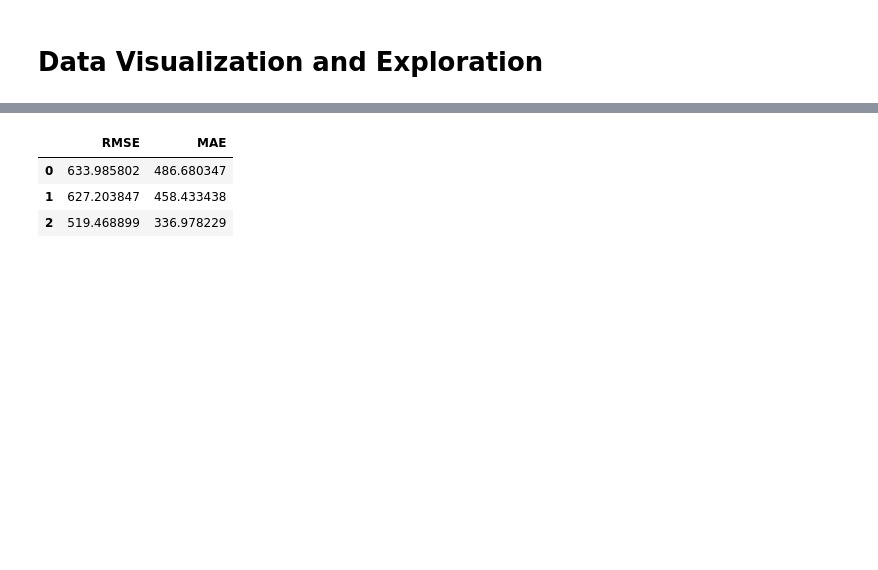
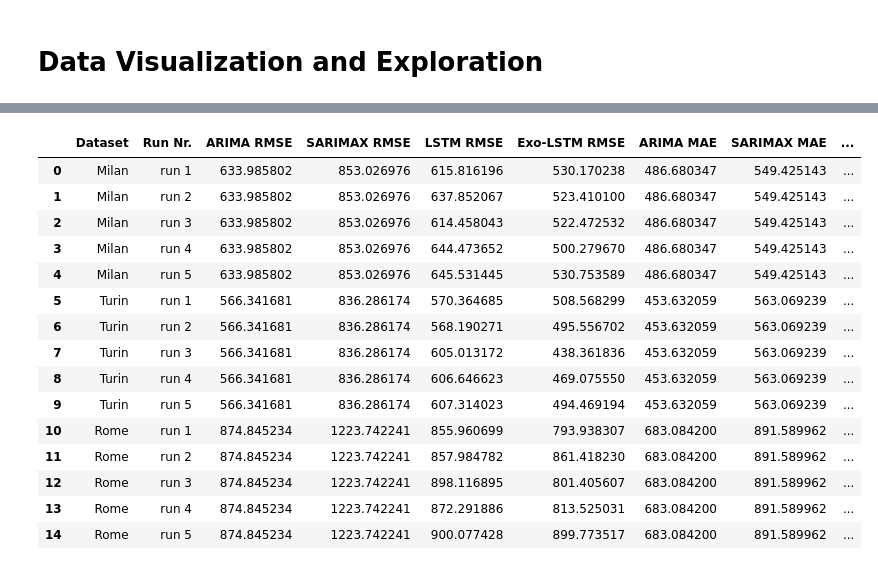
Before and after one commit to geriskenderi/EXO-LSTM, a Jupyter notebook: code/Thesis Forecasting - All Weekly Sales.ipynb, the cells around one changed output, grey strips where cells are left out. Saved outputs shown, nothing was run; the diff lists cells and outputs as text; code cells hidden in the pictures; blank space fills up the shorter version.

```diff
--- a/code/Thesis Forecasting - All Weekly Sales.ipynb
+++ b/code/Thesis Forecasting - All Weekly Sales.ipynb
@@ -461,40 +537,0 @@ for dataset in aug_datasets:
-# %%
-# Let's first get started with the more classical forecasting method. Here we'll try to fit an arima model to our
-# sales data and see how it's auto-regressive and moving-average capabilities along with integrated differencing
-# will perform on the data. We'll compare these results later with the one we'll get from the LSTM Network.
-# Keep in mind that here we will treat the problem as a univariate time series forecasting problem, so we won't
-# be making use of the power of other information like in the Neural Model
-unvr_ts = milan_weekly_default["vendita"]
-# Plot the univariate sales time series
-unvr_ts.plot(label="Sales")
-plt.legend()
-plt.show() # We can see clear Seasonal patterns in January and July
-
-unvr_ts_train, unvr_ts_test = ts_train_test_split(unvr_ts)
-print("Train data")
-print(unvr_ts_train.shape)
-print("Test data")
-print(unvr_ts_test.shape)
-
-# Fit your model
-arima_model = pm.auto_arima(unvr_ts_train, seasonal=True, m=52)
-
-arima_forecasts = arima_model.predict(unvr_ts_test.shape[0])  # predict N steps into the future
-# Visualize the forecasts results
-x = np.arange(unvr_ts.shape[0])
-plt.plot(x[:unvr_ts_train.shape[0]], unvr_ts_train, c='blue')
-plt.plot(x[unvr_ts_train.shape[0]:], arima_forecasts, c='green')
-plt.show()
-
-plt.title("Forecast of " + str(unvr_ts_test.shape[0]) + " weeks")
-plt.plot(unvr_ts_test.values,label="GT")
-plt.plot(arima_forecasts,label="Forecast")
-plt.legend()
-plt.show()
-
-arima_rmse = sm.tools.eval_measures.rmse(unvr_ts_test.values, arima_forecasts)
-arima_mae = sm.tools.eval_measures.meanabs(unvr_ts_test.values, arima_forecasts)
-print("RMSE:", arima_rmse, "MAE:", arima_mae)
-
-rmse_vals.append(arima_rmse)
-mae_vals.append(arima_mae)
@@ -628,9 +791,22 @@ MAE value: 323.2171178017893
-# %%
-results_df = pd.DataFrame(rmse_vals, columns=["RMSE"])
-results_df["MAE"] = mae_vals
-results_df
-# %% [output]
-|  | RMSE | MAE |
-| 0 | 633.985802 | 486.680347 |
-| 1 | 627.203847 | 458.433438 |
-| 2 | 519.468899 | 336.978229 |
+# %%
+# Results for each run of forecasting
+single_run_results_df = pd.DataFrame(single_run_results, columns=["Dataset", "Run Nr.", "ARIMA RMSE", "SARIMAX RMSE", "LSTM RMSE", \
+                                                                  "Exo-LSTM RMSE", "ARIMA MAE", "SARIMAX MAE", "LSTM MAE", "Exo-LSTM MAE"])
+single_run_results_df
+# %% [output]
+|  | Dataset | Run Nr. | ARIMA RMSE | SARIMAX RMSE | LSTM RMSE | Exo-LSTM RMSE | ARIMA MAE | SARIMAX MAE | ... |
+| 0 | Milan | run 1 | 633.985802 | 853.026976 | 615.816196 | 530.170238 | 486.680347 | 549.425143 | ... |
+| 1 | Milan | run 2 | 633.985802 | 853.026976 | 637.852067 | 523.410100 | 486.680347 | 549.425143 | ... |
+| 2 | Milan | run 3 | 633.985802 | 853.026976 | 614.458043 | 522.472532 | 486.680347 | 549.425143 | ... |
+| 3 | Milan | run 4 | 633.985802 | 853.026976 | 644.473652 | 500.279670 | 486.680347 | 549.425143 | ... |
+| 4 | Milan | run 5 | 633.985802 | 853.026976 | 645.531445 | 530.753589 | 486.680347 | 549.425143 | ... |
+| 5 | Turin | run 1 | 566.341681 | 836.286174 | 570.364685 | 508.568299 | 453.632059 | 563.069239 | ... |
+| 6 | Turin | run 2 | 566.341681 | 836.286174 | 568.190271 | 495.556702 | 453.632059 | 563.069239 | ... |
+| 7 | Turin | run 3 | 566.341681 | 836.286174 | 605.013172 | 438.361836 | 453.632059 | 563.069239 | ... |
+| 8 | Turin | run 4 | 566.341681 | 836.286174 | 606.646623 | 469.075550 | 453.632059 | 563.069239 | ... |
+| 9 | Turin | run 5 | 566.341681 | 836.286174 | 607.314023 | 494.469194 | 453.632059 | 563.069239 | ... |
+| 10 | Rome | run 1 | 874.845234 | 1223.742241 | 855.960699 | 793.938307 | 683.084200 | 891.589962 | ... |
+| 11 | Rome | run 2 | 874.845234 | 1223.742241 | 857.984782 | 861.418230 | 683.084200 | 891.589962 | ... |
+| 12 | Rome | run 3 | 874.845234 | 1223.742241 | 898.116895 | 801.405607 | 683.084200 | 891.589962 | ... |
+| 13 | Rome | run 4 | 874.845234 | 1223.742241 | 872.291886 | 813.525031 | 683.084200 | 891.589962 | ... |
+| 14 | Rome | run 5 | 874.845234 | 1223.742241 | 900.077428 | 899.773517 | 683.084200 | 891.589962 | ... |
```
Also changed, not shown: parts of 14 cells of this notebook, 1 other file.
